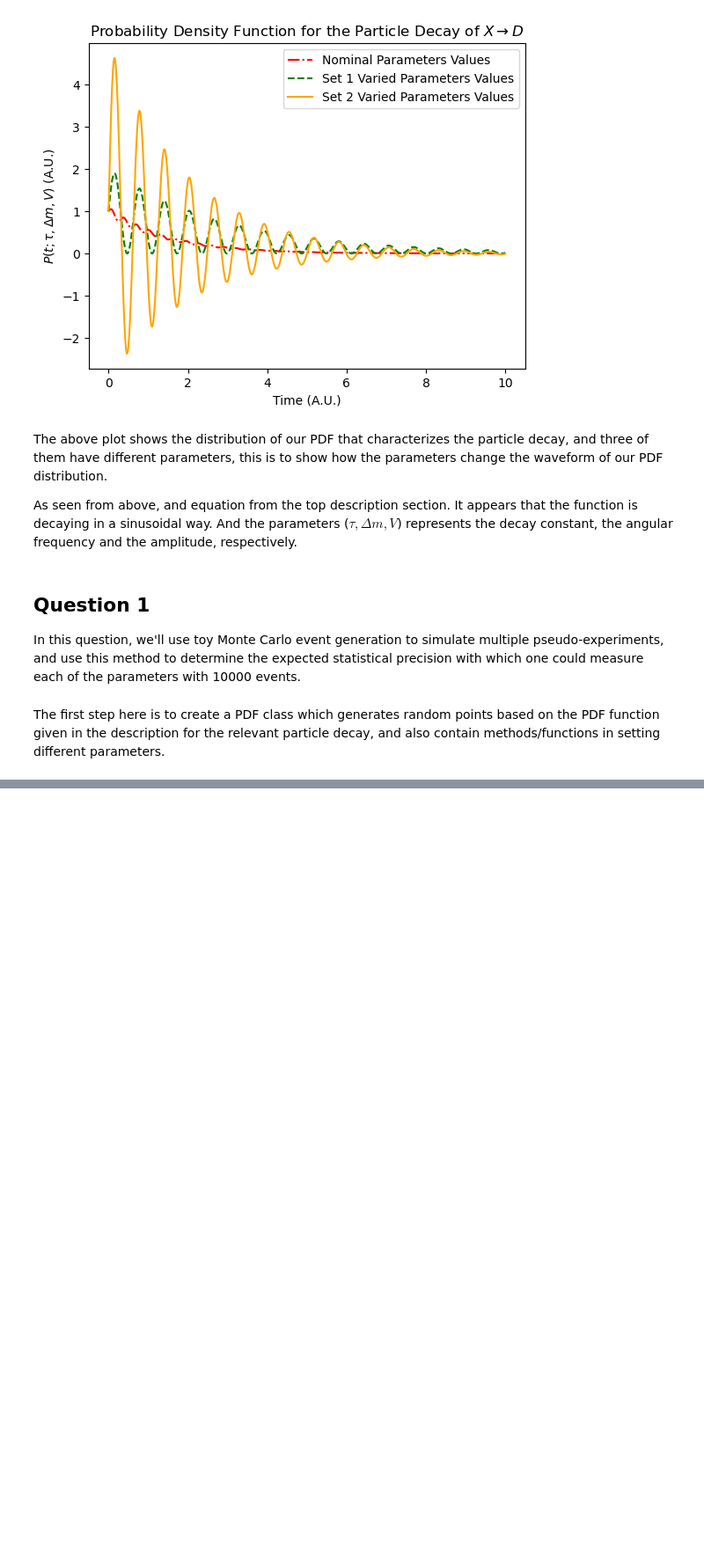
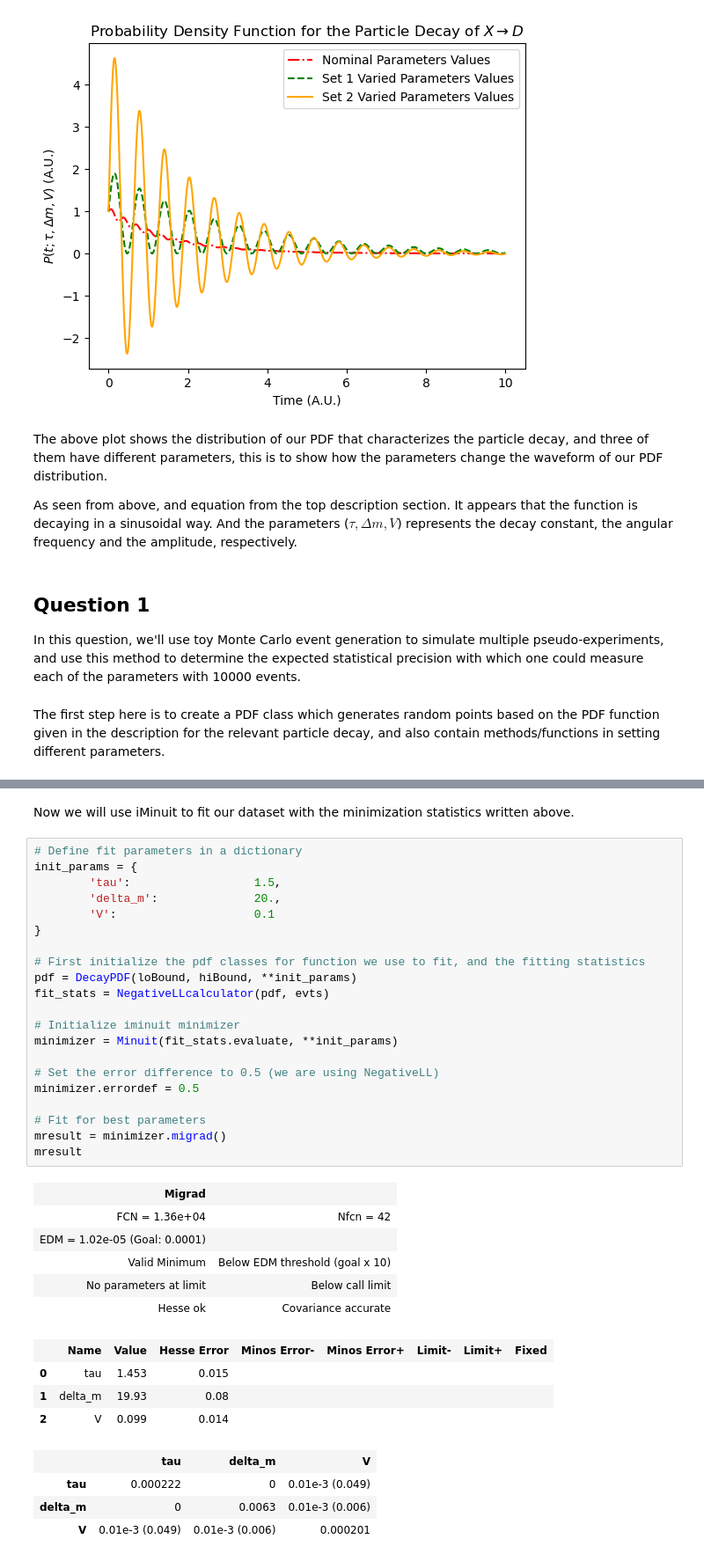
Before and after one commit to wly-wang/DAML23-24, a Jupyter notebook: Report1/s2106059_Report1.ipynb, the cells around one changed output, grey strips where cells are left out. Shown: that part at 88% size. Drawn from its saved outputs; the diff is of its cells as text; blank space fills up the shorter version.

```diff
--- a/Report1/s2106059_Report1.ipynb
+++ b/Report1/s2106059_Report1.ipynb
@@ -170,0 +260,38 @@ class DecayPDF(object):
+# %% [markdown]
+Now we will use iMinuit to fit our dataset with the minimization statistics written above.
+# %%
+# Define fit parameters in a dictionary
+init_params = {
+        'tau':                  1.5,
+        'delta_m':              20.,
+        'V':                    0.1
+}
+
+# First initialize the pdf classes for function we use to fit, and the fitting statistics
+pdf = DecayPDF(loBound, hiBound, **init_params)
+fit_stats = NegativeLLcalculator(pdf, evts)
+
+# Initialize iminuit minimizer
+minimizer = Minuit(fit_stats.evaluate, **init_params)
+
+# Set the error difference to 0.5 (we are using NegativeLL)
+minimizer.errordef = 0.5
+
+# Fit for best parameters
+mresult = minimizer.migrad()
+mresult
+# %% [output]
+| Migrad |  |
+| FCN = 1.36e+04 | Nfcn = 42 |
+| EDM = 1.02e-05 (Goal: 0.0001) |  |
+| Valid Minimum | Below EDM threshold (goal x 10) |
+| No parameters at limit | Below call limit |
+| Hesse ok | Covariance accurate |
+|  | Name | Value | Hesse Error | Minos Error- | Minos Error+ | Limit- | Limit+ | Fixed |
+| 0 | tau | 1.453 | 0.015 |  |  |  |  |  |
+| 1 | delta_m | 19.93 | 0.08 |  |  |  |  |  |
+| 2 | V | 0.099 | 0.014 |  |  |  |  |  |
+|  | tau | delta_m | V |
+| tau | 0.000222 | 0 | 0.01e-3 (0.049) |
+| delta_m | 0 | 0.0063 | 0.01e-3 (0.006) |
+| V | 0.01e-3 (0.049) | 0.01e-3 (0.006) | 0.000201 |
```
Also changed, not shown: parts of 8 cells of this notebook.
